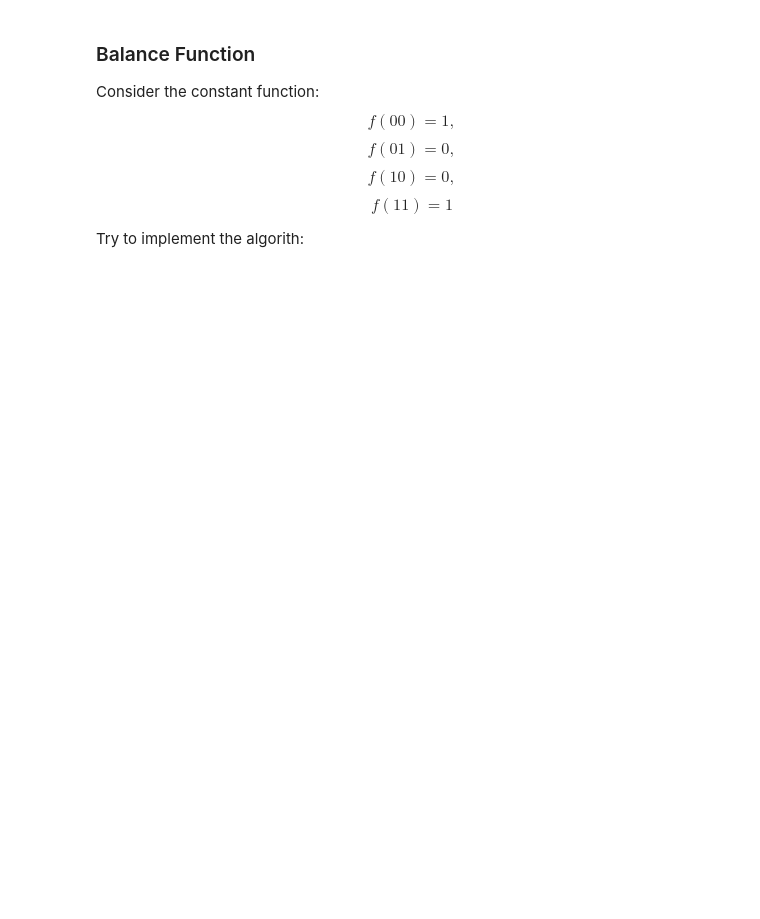
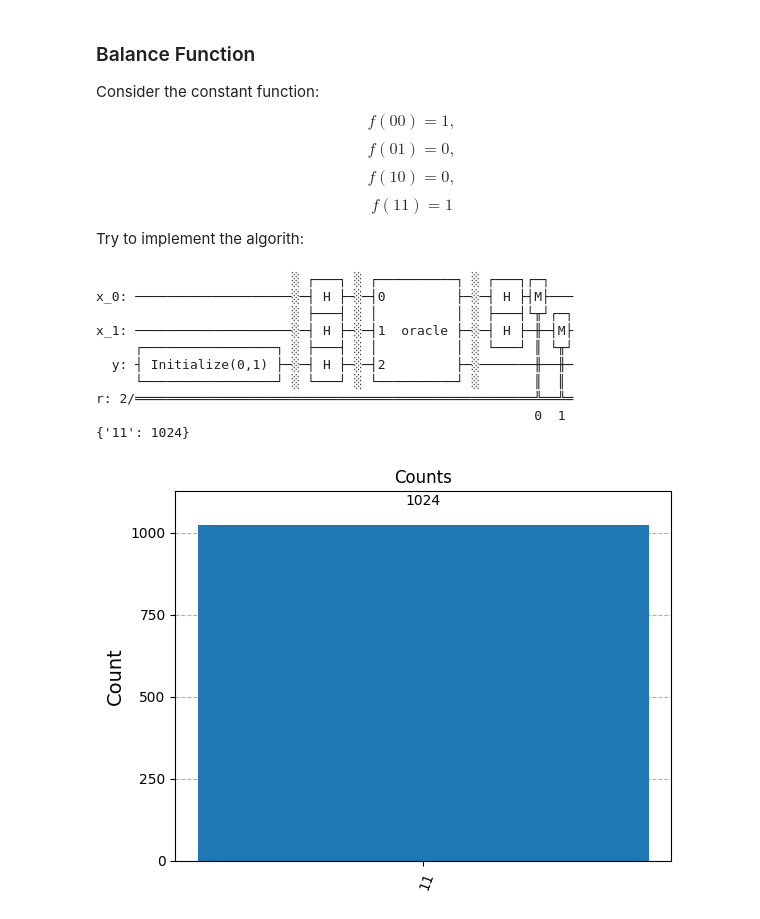
Before and after one commit to NicolaAssolini98/QuantumLab25, a Jupyter notebook: Lab2/Lesson2.ipynb, the cells around one changed output. Saved outputs shown, nothing was run; the diff lists cells and outputs as text; code cells hidden in the pictures; blank space fills up the shorter version.

```diff
--- a/Lab2/Lesson2.ipynb
+++ b/Lab2/Lesson2.ipynb
@@ -62,4 +94,62 @@ $$
 
 Try to implement the algorith:
 # %%
-# TODO...
+
+def oracle():
+    oracle = QuantumCircuit(3, name = ' oracle')
+    oracle.cx(0,2)
+    oracle.cx(1,2)
+    oracle.x(2)
+    return oracle
+
+
+x = QuantumRegister(2, name='x')
+y = QuantumRegister(1, name='y')
+r = ClassicalRegister(2, name='r')
+circ_const = QuantumCircuit(x,y,r)
+one = Statevector([0,1])
+circ_const.initialize(one, y)
+
+# circ_const.x(y)
+circ_const.barrier()
+
+
+circ_const.h(x[0])
+circ_const.h(x[1])
+circ_const.h(y)
+
+circ_const.barrier()
+
+
+circ_const.append(oracle(),[x[0],x[1],y])
+
+circ_const.barrier()
+circ_const.h(x[0])
+circ_const.h(x[1])
+
+circ_const.measure(x[0],r[0])
+circ_const.measure(x[1],r[1])
+
+
+print(circ_const.draw())
+
+
+simulator = AerSimulator()
+circ = transpile(circ_const, simulator)
+
+result = simulator.run(circ).result()
+counts = result.get_counts(circ)
+print(counts)
+plot_histogram(counts, title='Counts')
+# %% [output]
+                         ░ ┌───┐ ░ ┌──────────┐ ░ ┌───┐┌─┐
+x_0: ────────────────────░─┤ H ├─░─┤0         ├─░─┤ H ├┤M├───
+                         ░ ├───┤ ░ │          │ ░ ├───┤└╥┘┌─┐
+x_1: ────────────────────░─┤ H ├─░─┤1  oracle ├─░─┤ H ├─╫─┤M├
+     ┌─────────────────┐ ░ ├───┤ ░ │          │ ░ └───┘ ║ └╥┘
+  y: ┤ Initialize(0,1) ├─░─┤ H ├─░─┤2         ├─░───────╫──╫─
+     └─────────────────┘ ░ └───┘ ░ └──────────┘ ░       ║  ║
+r: 2/═══════════════════════════════════════════════════╩══╩═
+                                                        0  1
+{'11': 1024}
+[figure, added]
```
Also changed, not shown: parts of 2 cells of this notebook, 1 other file.
